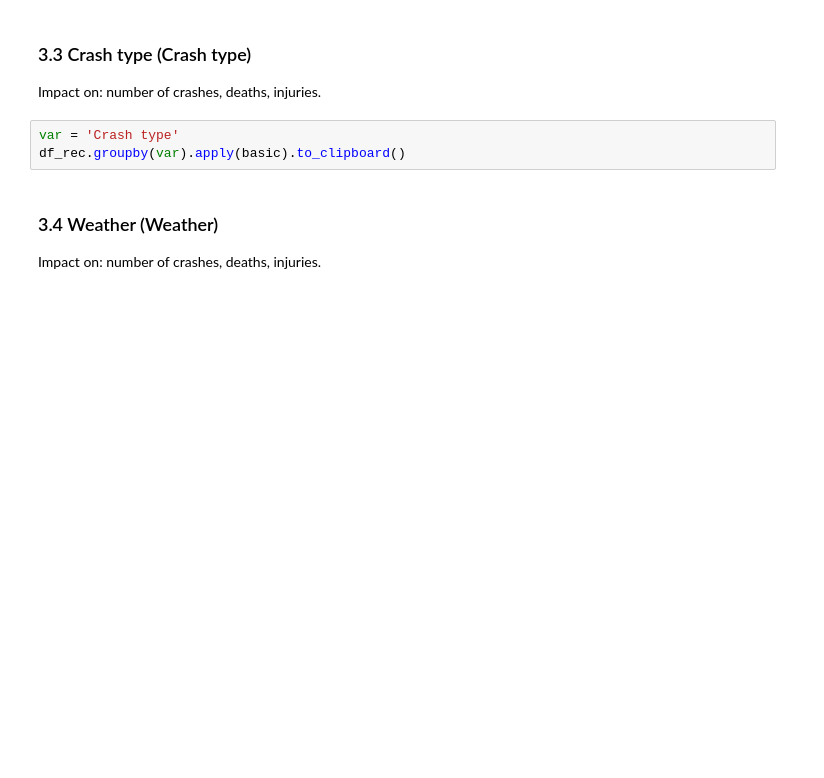
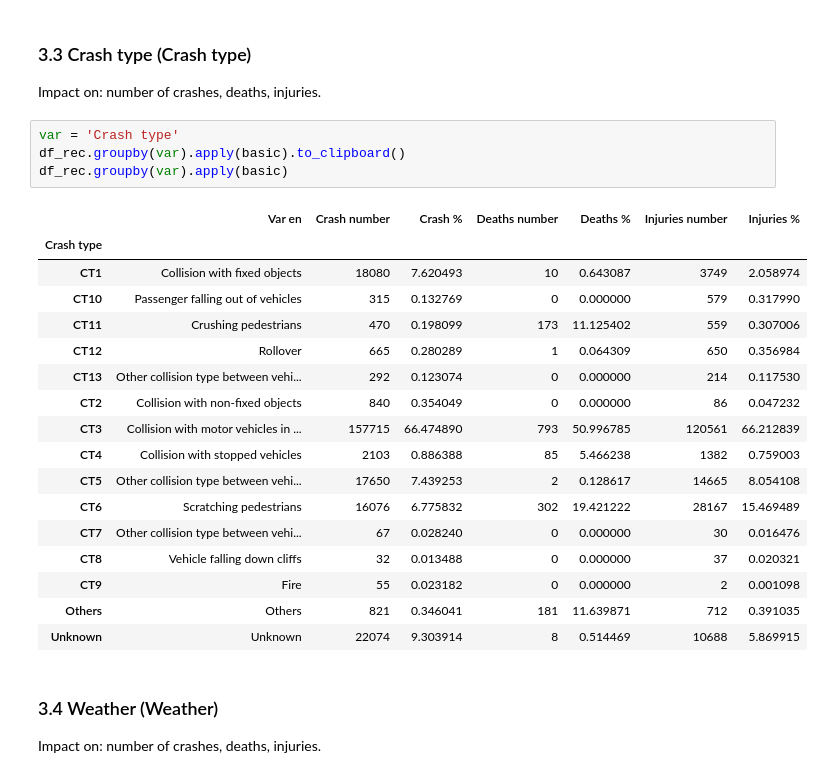
Before and after one commit to TheYuanLiao/traffic-crash-characteristics-shenzhen, a Jupyter notebook: src/analysis/s4_descriptive_analysis.ipynb, the cells around one changed output. Saved outputs shown, nothing was run; the diff lists cells and outputs as text; blank space fills up the shorter version.

```diff
--- a/src/analysis/s4_descriptive_analysis.ipynb
+++ b/src/analysis/s4_descriptive_analysis.ipynb
@@ -159,6 +196,25 @@ Impact on: number of crashes, deaths, injuries.
 # %%
 var = 'Crash type'
 df_rec.groupby(var).apply(basic).to_clipboard()
+df_rec.groupby(var).apply(basic)
+# %% [output]
+|  | Var en | Crash number | Crash % | Deaths number | Deaths % | Injuries number | Injuries % |
+| Crash type |  |  |  |  |  |  |  |
+| CT1 | Collision with fixed objects | 18080 | 7.620493 | 10 | 0.643087 | 3749 | 2.058974 |
+| CT10 | Passenger falling out of vehicles | 315 | 0.132769 | 0 | 0.000000 | 579 | 0.317990 |
+| CT11 | Crushing pedestrians | 470 | 0.198099 | 173 | 11.125402 | 559 | 0.307006 |
+| CT12 | Rollover | 665 | 0.280289 | 1 | 0.064309 | 650 | 0.356984 |
+| CT13 | Other collision type between vehi... | 292 | 0.123074 | 0 | 0.000000 | 214 | 0.117530 |
+| CT2 | Collision with non-fixed objects | 840 | 0.354049 | 0 | 0.000000 | 86 | 0.047232 |
+| CT3 | Collision with motor vehicles in ... | 157715 | 66.474890 | 793 | 50.996785 | 120561 | 66.212839 |
+| CT4 | Collision with stopped vehicles | 2103 | 0.886388 | 85 | 5.466238 | 1382 | 0.759003 |
+| CT5 | Other collision type between vehi... | 17650 | 7.439253 | 2 | 0.128617 | 14665 | 8.054108 |
+| CT6 | Scratching pedestrians | 16076 | 6.775832 | 302 | 19.421222 | 28167 | 15.469489 |
+| CT7 | Other collision type between vehi... | 67 | 0.028240 | 0 | 0.000000 | 30 | 0.016476 |
+| CT8 | Vehicle falling down cliffs | 32 | 0.013488 | 0 | 0.000000 | 37 | 0.020321 |
+| CT9 | Fire | 55 | 0.023182 | 0 | 0.000000 | 2 | 0.001098 |
+| Others | Others | 821 | 0.346041 | 181 | 11.639871 | 712 | 0.391035 |
+| Unknown | Unknown | 22074 | 9.303914 | 8 | 0.514469 | 10688 | 5.869915 |
 # %% [markdown]
 ### 3.4 Weather (Weather)
 Impact on: number of crashes, deaths, injuries.
```
Also changed, not shown: parts of 11 cells of this notebook, 6 other files.
